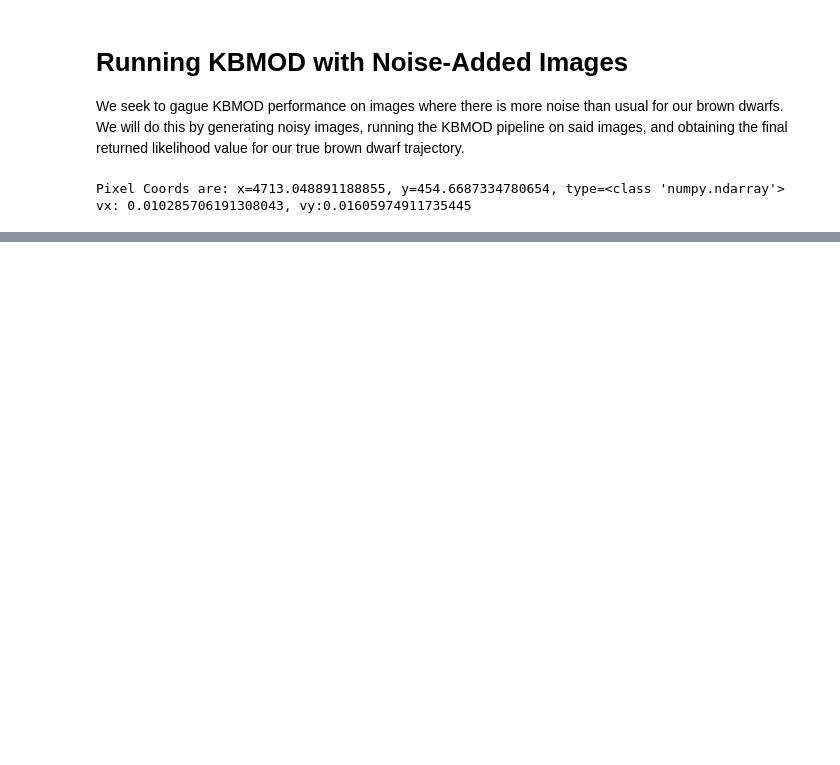
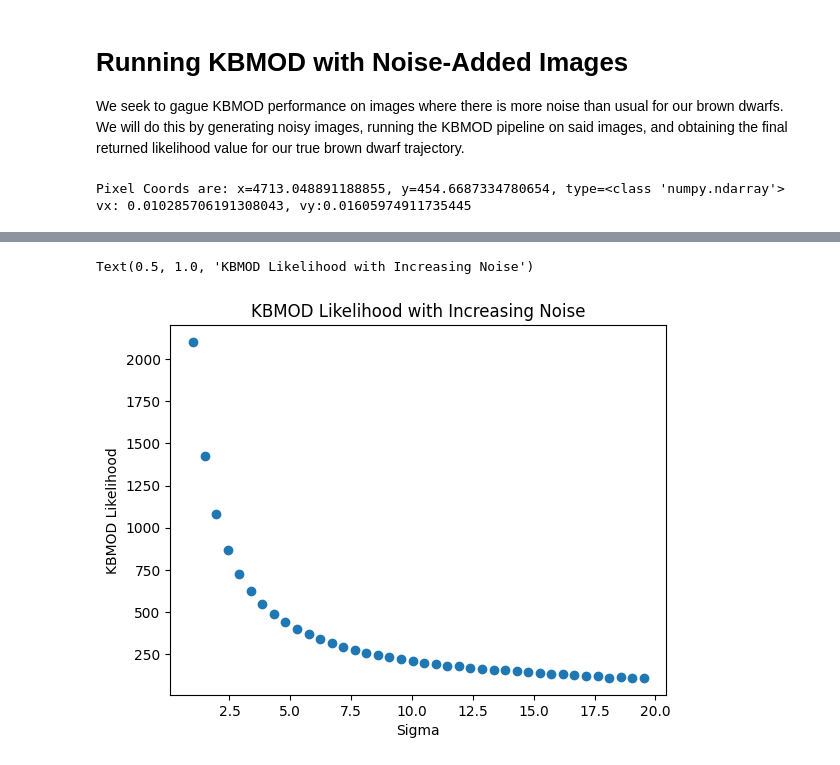
Before and after one commit to JoaoDPassos/brown-dwarf-search, a Jupyter notebook: Jupyter Notebooks/hpms_search/kbmod/kbmod_noise_runs.ipynb, the cells around one changed output, grey strips where cells are left out. Cells and saved outputs as stored; diff of their text form; code cells hidden in the pictures; blank space fills up the shorter version.

Commit message:
debugged white noise func and ran 40 runs

```diff
--- a/Jupyter Notebooks/hpms_search/kbmod/kbmod_noise_runs.ipynb
+++ b/Jupyter Notebooks/hpms_search/kbmod/kbmod_noise_runs.ipynb
@@ -163,9 +163,7 @@ input_parameters = {
     # Other parameters
     "cpu_only": True,  # <-- This will be absurdly slow.  Set to False if you have a good enough GPU.
     "coadds": ["mean","median"],
-    "save_all_stamps": True,
     #"near_dup_thresh":0,
-    "results_per_pixel": 100**2,
     "do_clustering": True,
     "max_results":100**2
 }
@@ -199,7 +197,7 @@ def noise_runs(imgs_path, noise_min, noise_max, noise_steps,
     while (curr_noise < noise_max):
         noise_imgs_path = add_white_noise(imgs_path, sigma=curr_noise)
         likelihood = kbmod_pipeline(bit_flag_map, mask_flags,
-                                    noise_imgs_path, input_parameters, sigma)
+                                    noise_imgs_path, input_parameters, curr_noise)
         rows.append({"sigma": curr_noise, "likelihood": likelihood})
         # Delete generated images
         shutil.rmtree(noise_imgs_path)
@@ -217,0 +255,11 @@ results = noise_runs(raw_imgs_dir, noise_min, noise_max, noise_steps,
+# %%
+import matplotlib.pyplot as plt
+
+
+plt.scatter(results["sigma"],results["likelihood"])
+plt.xlabel("Sigma")
+plt.ylabel("KBMOD Likelihood")
+plt.title("KBMOD Likelihood with Increasing Noise")
+# %% [output]
+Text(0.5, 1.0, 'KBMOD Likelihood with Increasing Noise')
+[figure, added]
```
Also changed, not shown: parts of 2 cells of this notebook, 1 other file.
